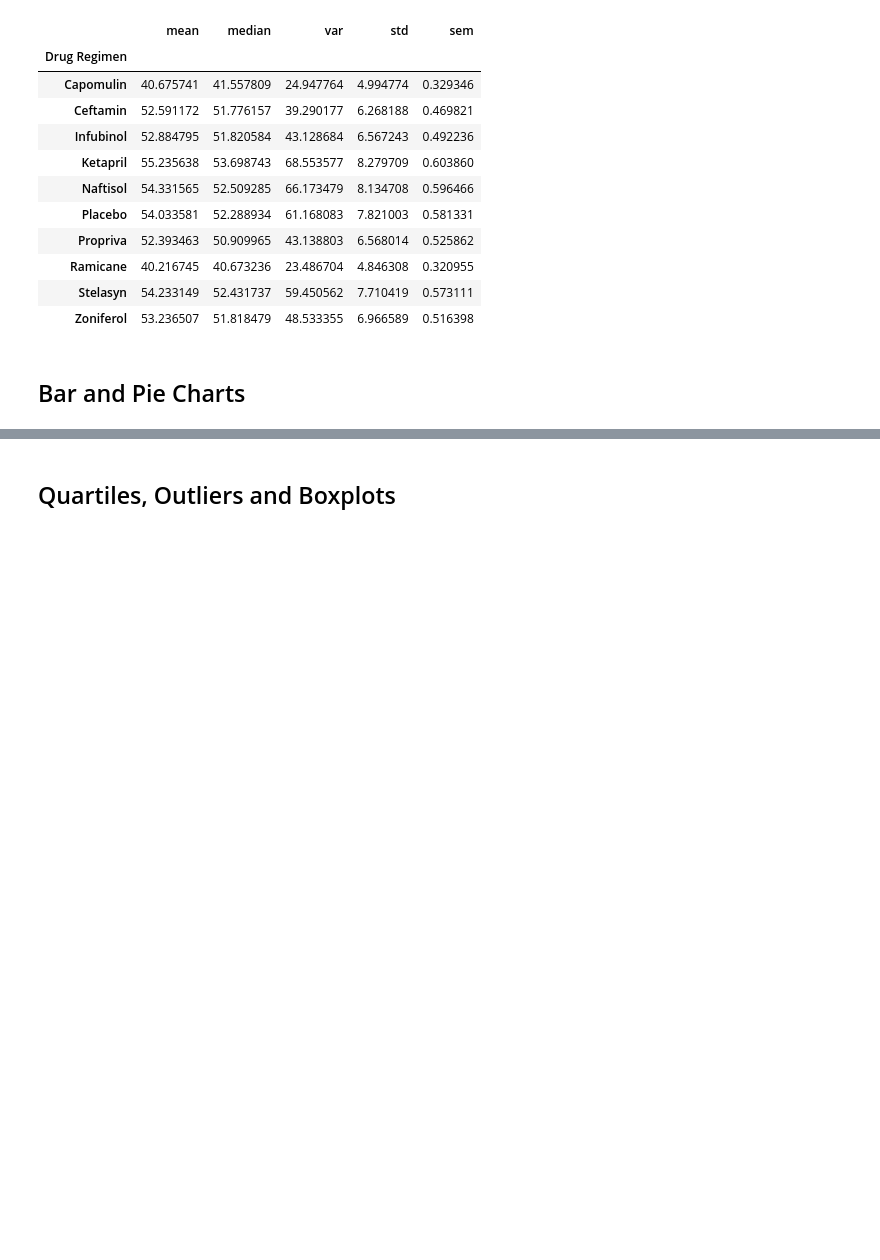
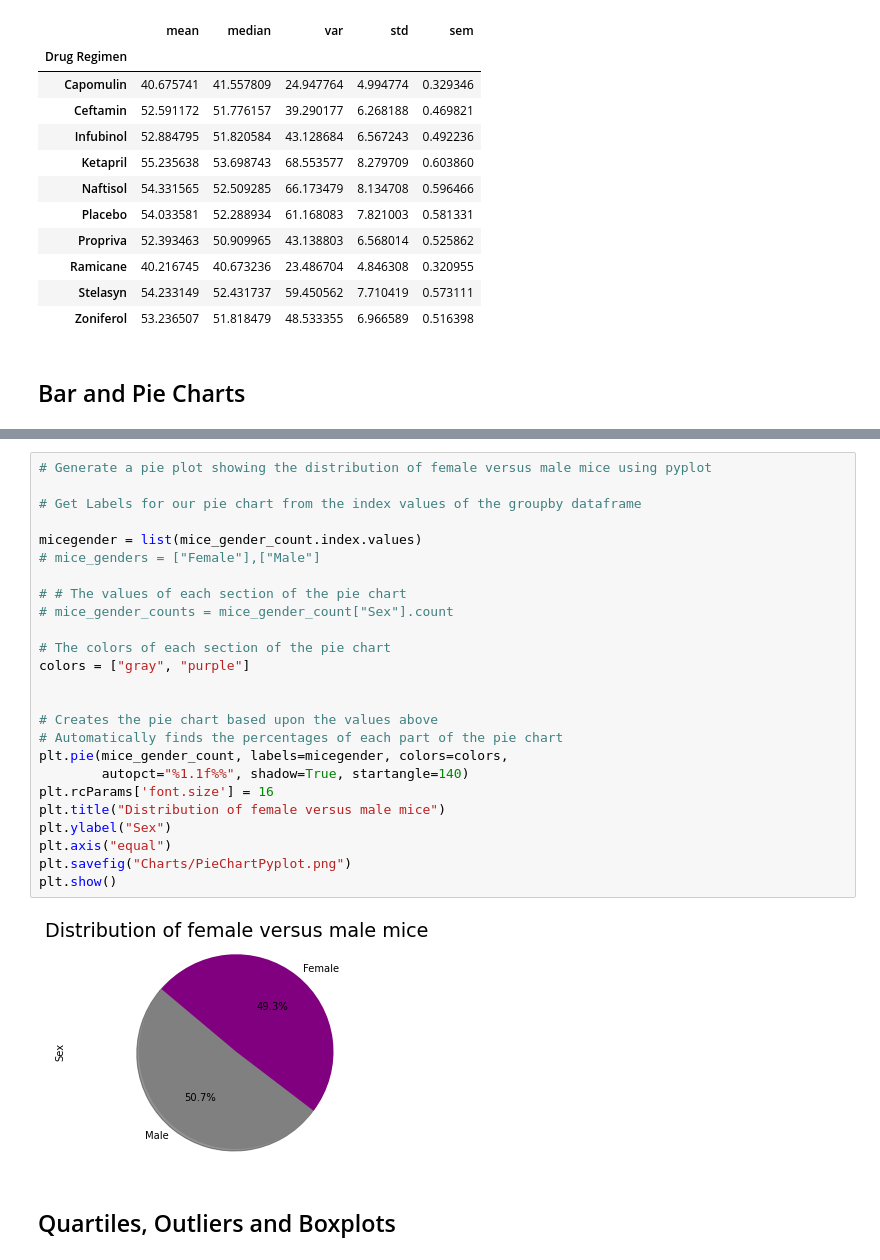
Before and after one commit to Steff-C/Matplotlib, a Jupyter notebook: Pymaceuticals/pymaceuticals_starter.ipynb, the cells around one changed output, grey strips where cells are left out. Saved outputs shown, nothing was run; the diff lists cells and outputs as text; blank space fills up the shorter version.

```diff
--- a/Pymaceuticals/pymaceuticals_starter.ipynb
+++ b/Pymaceuticals/pymaceuticals_starter.ipynb
@@ -245,3 +260,30 @@ plt.show()
+# %%
+# Generate a pie plot showing the distribution of female versus male mice using pyplot
+
+# Get Labels for our pie chart from the index values of the groupby dataframe
+
+micegender = list(mice_gender_count.index.values)
+# mice_genders = ["Female"],["Male"]
+
+# # The values of each section of the pie chart
+# mice_gender_counts = mice_gender_count["Sex"].count
+
+# The colors of each section of the pie chart
+colors = ["gray", "purple"]
+
+
+# Creates the pie chart based upon the values above
+# Automatically finds the percentages of each part of the pie chart
+plt.pie(mice_gender_count, labels=micegender, colors=colors,
+        autopct="%1.1f%%", shadow=True, startangle=140)
+plt.rcParams['font.size'] = 16
+plt.title("Distribution of female versus male mice")
+plt.ylabel("Sex")
+plt.axis("equal")
+plt.savefig("Charts/PieChartPyplot.png")
+plt.show()
+# %% [output]
+[figure, added]
 # %% [markdown]
 ## Quartiles, Outliers and Boxplots
 # %%
```
Also changed, not shown: parts of 5 cells of this notebook, 5 other files.
